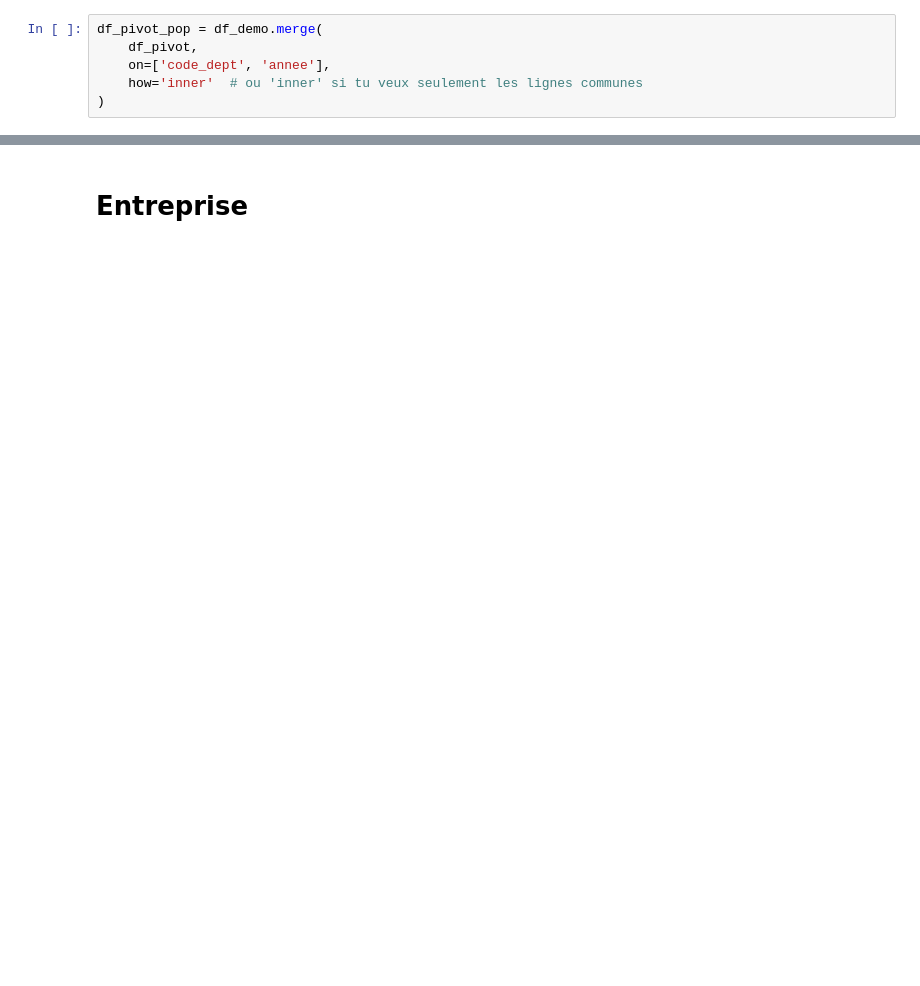
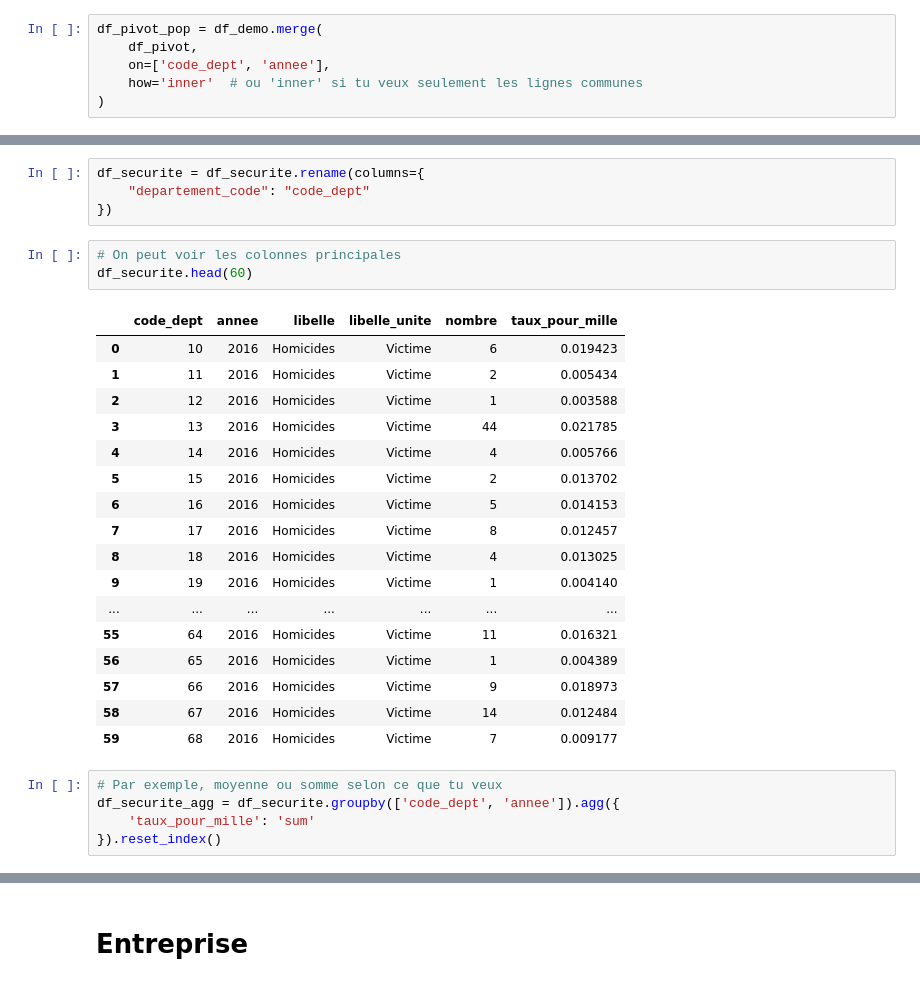
Before and after one commit to Magikmagnum/election, a Jupyter notebook: main.ipynb, the cells around one changed output, grey strips where cells are left out. Saved outputs shown, nothing was run; the diff lists cells and outputs as text; blank space fills up the shorter version.

```diff
--- a/main.ipynb
+++ b/main.ipynb
@@ -561,0 +670,30 @@ MLPRegressor: 4.945
+# %%
+df_securite = df_securite.rename(columns={
+    "departement_code": "code_dept"
+})
+# %%
+# On peut voir les colonnes principales
+df_securite.head(60)
+# %% [output]
+|  | code_dept | annee | libelle | libelle_unite | nombre | taux_pour_mille |
+| 0 | 10 | 2016 | Homicides | Victime | 6 | 0.019423 |
+| 1 | 11 | 2016 | Homicides | Victime | 2 | 0.005434 |
+| 2 | 12 | 2016 | Homicides | Victime | 1 | 0.003588 |
+| 3 | 13 | 2016 | Homicides | Victime | 44 | 0.021785 |
+| 4 | 14 | 2016 | Homicides | Victime | 4 | 0.005766 |
+| 5 | 15 | 2016 | Homicides | Victime | 2 | 0.013702 |
+| 6 | 16 | 2016 | Homicides | Victime | 5 | 0.014153 |
+| 7 | 17 | 2016 | Homicides | Victime | 8 | 0.012457 |
+| 8 | 18 | 2016 | Homicides | Victime | 4 | 0.013025 |
+| 9 | 19 | 2016 | Homicides | Victime | 1 | 0.004140 |
+| ... | ... | ... | ... | ... | ... | ... |
+| 55 | 64 | 2016 | Homicides | Victime | 11 | 0.016321 |
+| 56 | 65 | 2016 | Homicides | Victime | 1 | 0.004389 |
+| 57 | 66 | 2016 | Homicides | Victime | 9 | 0.018973 |
+| 58 | 67 | 2016 | Homicides | Victime | 14 | 0.012484 |
+| 59 | 68 | 2016 | Homicides | Victime | 7 | 0.009177 |
+# %%
+# Par exemple, moyenne ou somme selon ce que tu veux
+df_securite_agg = df_securite.groupby(['code_dept', 'annee']).agg({
+    'taux_pour_mille': 'sum'
+}).reset_index()
```
Also changed, not shown: parts of 81 cells of this notebook, 5 other files.
